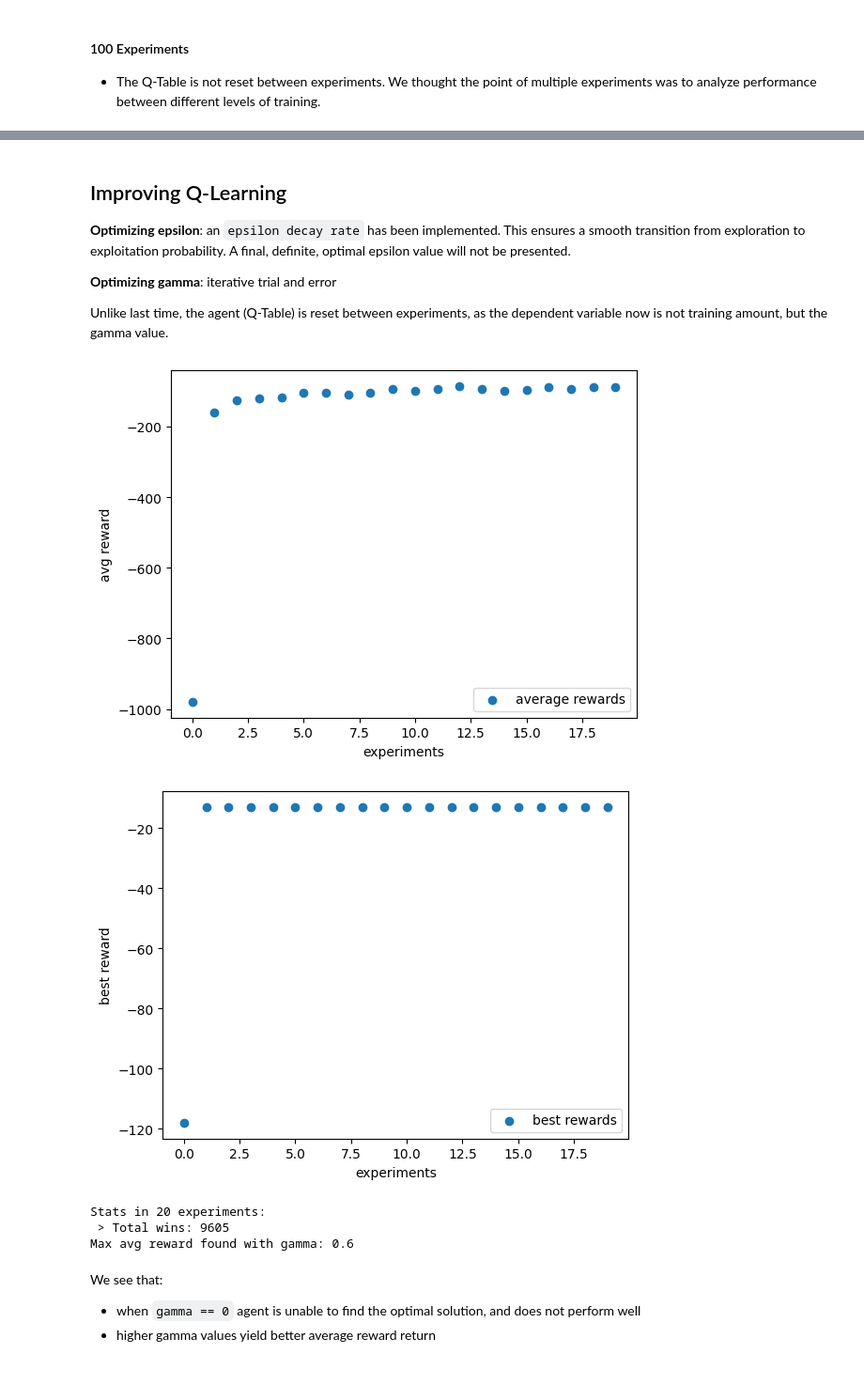
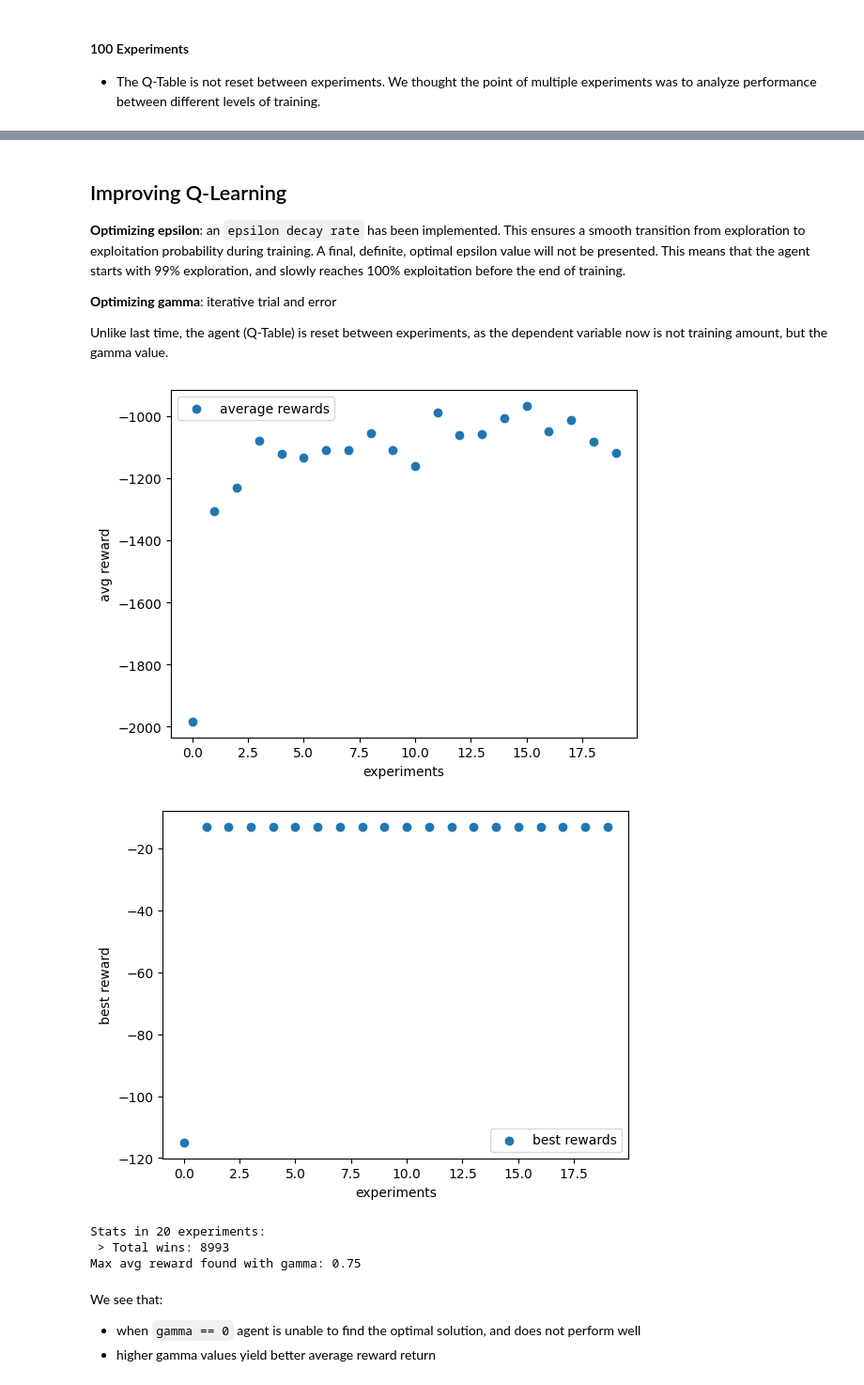
Before and after one commit to umutucak/introML, a Jupyter notebook: assignment2/task_B.ipynb, the cells around one changed output, grey strips where cells are left out. Shown: that part at 94% size. Saved outputs shown, nothing was run; the diff lists cells and outputs as text; code cells hidden in the pictures.

```diff
--- a/assignment2/task_B.ipynb
+++ b/assignment2/task_B.ipynb
@@ -219,7 +219,7 @@ Stats in 100 experiments:
  > Total wins: 49999
 # %% [markdown]
 ## Improving Q-Learning
-**Optimizing epsilon**: an `epsilon decay rate` has been implemented. This ensures a smooth transition from exploration to exploitation probability. A final, definite, optimal epsilon value will not be presented.
+**Optimizing epsilon**: an `epsilon decay rate` has been implemented. This ensures a smooth transition from exploration to exploitation probability during training. A final, definite, optimal epsilon value will not be presented. This means that the agent starts with 99% exploration, and slowly reaches 100% exploitation before the end of training.
 
 **Optimizing gamma**: iterative trial and error
 
@@ -231,7 +231,7 @@ experiment_rewards_best = []
 gammas = np.arange(0.0, 100.0, 0.05)
 wins = 0
 for experiment in range(max_experiments):
-    agent = QAgent(learning_rate=0.15, gamma=gammas[experiment], epsilon=0.15, epsilon_decay_rate=0) # configure hyperparameters in init()
+    agent = QAgent(learning_rate=0.1, gamma=gammas[experiment], epsilon=0.99, epsilon_decay_rate=0.003) # configure hyperparameters in init()
     max_episodes = 500
     max_steps = 1000
     global_rewards = []
@@ -245,38 +245,38 @@ for experiment in range(max_experiments):
             agent.update(state, action, reward, new_state)
 
             state = new_state
             agent.episode_reward += reward
             if done:
                 wins+=1
                 break
 
         agent.epsilon_decay()
         global_rewards.append(agent.episode_reward)
     experiment_rewards_avg.append(sum(global_rewards)/len(global_rewards))
     experiment_rewards_best.append(max(global_rewards))
 env.close()
 
 plt.scatter(x=range(max_experiments), y=experiment_rewards_avg, label='average rewards')
 plt.xlabel('experiments')
 plt.ylabel('avg reward')
 plt.legend()
 plt.show()
 
 plt.scatter(x=range(max_experiments), y=experiment_rewards_best, label='best rewards')
 plt.xlabel('experiments')
 plt.ylabel('best reward')
 plt.legend()
 plt.show()
 
 print(f"Stats in {max_experiments} experiments:")
 print(" > Total wins:", wins)
 print(f"Max avg reward found with gamma:", experiment_rewards_avg.index(max(experiment_rewards_avg))/20)
 # %% [output]
-[figure, old version]
+[figure, new version]
-[figure, old version]
+[figure, new version]
 Stats in 20 experiments:
- > Total wins: 9605
-Max avg reward found with gamma: 0.6
+ > Total wins: 8993
+Max avg reward found with gamma: 0.75
 # %% [markdown]
 We see that:
 - when `gamma == 0` agent is unable to find the optimal solution, and does not perform well
```
Also changed, not shown: parts of 3 cells of this notebook.
